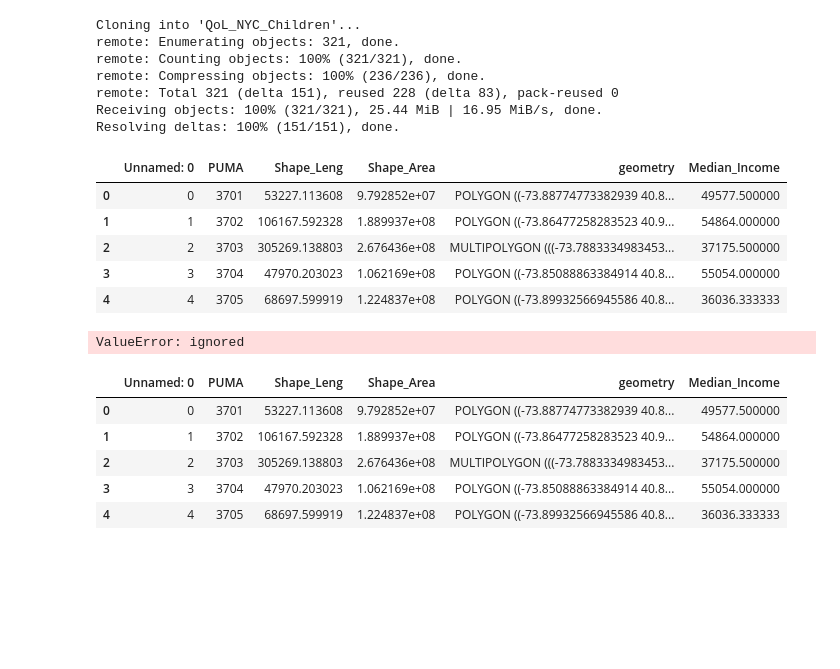
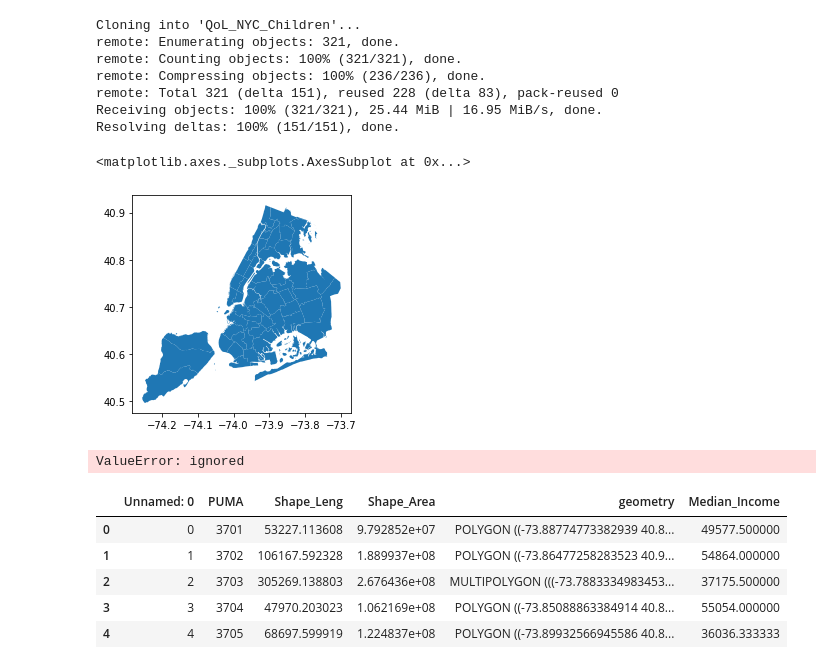
Before and after one commit to kirthi-b/QoL_NYC_Children, a Jupyter notebook: Data Visualization/Data Visualization.ipynb, the cells around one changed output. Cells and saved outputs as stored; diff of their text form; code cells hidden in the pictures; blank space fills up the shorter version.

```diff
--- a/Data Visualization/Data Visualization.ipynb
+++ b/Data Visualization/Data Visualization.ipynb
@@ -92,19 +94,20 @@ plot_eco = gpd.read_file("/content/QoL_NYC_Children/Economic/Output/econ_gdf.jso
 # %%
 plot_soc =  gpd.read_file("/content/QoL_NYC_Children/Social/Output/soc_ult_gdf.json")
 # %%
-plot_eco.head()
+plot_eco.plot()
 # %% [output]
-|  | Unnamed: 0 | PUMA | Shape_Leng | Shape_Area | geometry | Median_Income |
-| 0 | 0 | 3701 | 53227.113608 | 9.792852e+07 | POLYGON ((-73.88774773382939 40.8... | 49577.500000 |
-| 1 | 1 | 3702 | 106167.592328 | 1.889937e+08 | POLYGON ((-73.86477258283523 40.9... | 54864.000000 |
-| 2 | 2 | 3703 | 305269.138803 | 2.676436e+08 | MULTIPOLYGON (((-73.7883334983453... | 37175.500000 |
-| 3 | 3 | 3704 | 47970.203023 | 1.062169e+08 | POLYGON ((-73.85088863384914 40.8... | 55054.000000 |
-| 4 | 4 | 3705 | 68697.599919 | 1.224837e+08 | POLYGON ((-73.89932566945586 40.8... | 36036.333333 |
+<matplotlib.axes._subplots.AxesSubplot at 0x...>
+[figure, added]
-# %%
-plot_eco['longitude'] = plot_eco.geometry.x
-plot_eco['latitute'] = plot_eco.geometry.y
-# %% [output]
-ValueError: ignored
+# %%
+geometry = [Point(xy) for xy in zip(df['longitude'],df['latitude'])]
+
+# Setting CRS (EPSG:2263) and convert to geopandas dataframe
+gdf = gpd.GeoDataFrame(df, crs="EPSG:4326", geometry=geometry)
+# gdf = gdf.to_crs(2263)
+
+gdf.head()
+# %% [output]
+ValueError: ignored
 # %%
 plot_eco.head()
 # %% [output]
```
Also changed, not shown: parts of 1 cell of this notebook, 3 other files.
